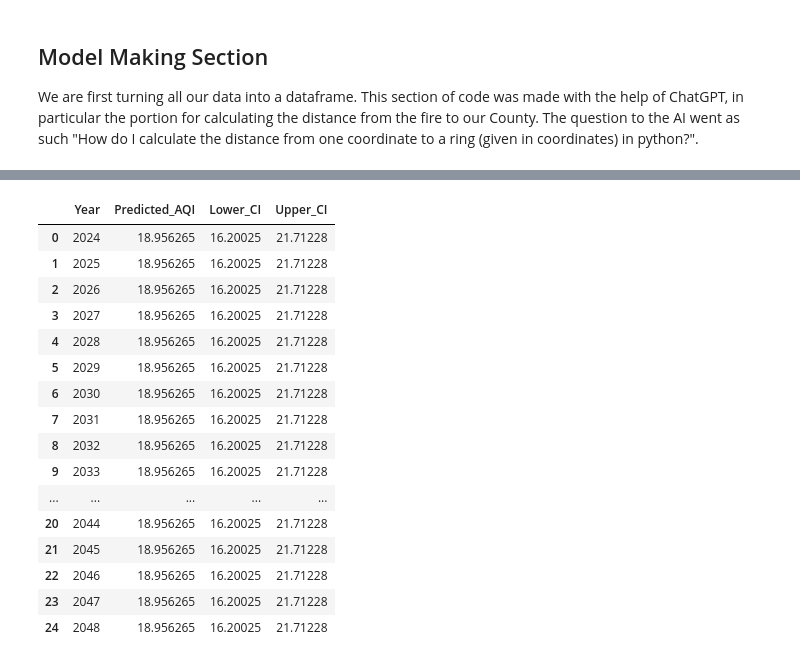
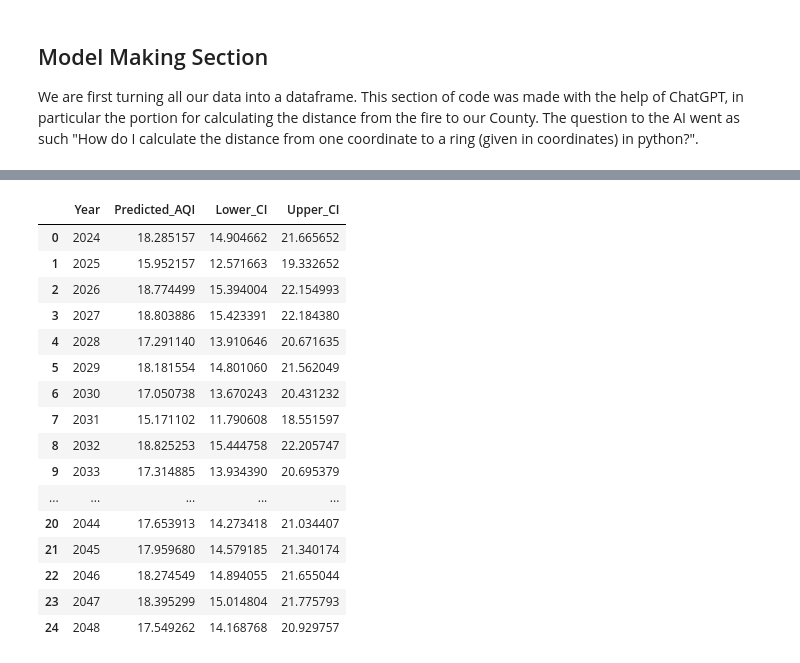
Before and after one commit to mohammap22/data-512-common-analysis, a Jupyter notebook: project.ipynb, the cells around one changed output, grey strips where cells are left out. Saved outputs shown, nothing was run; the diff lists cells and outputs as text; code cells hidden in the pictures.

```diff
--- a/project.ipynb
+++ b/project.ipynb
@@ -105,6 +98,6 @@ Features meeting criteria: 1125
 # %%
 # saving data to a json file
-with open('filtered_features_final.json', 'w') as f:
+with open('data/filtered_features_final.json', 'w') as f:
     json.dump(feature_list, f)
 # %%
 distance_acres_data = {}
@@ -203,9 +212,9 @@ In the file `EPA_AQI_DATA_LOAD.ipynb` we show how we grabbed this data. This sec
 import numpy as np
 
 # Load AQI and smoke data
-with open('gaseous_aqi_data.json', 'r') as f:
+with open('data/gaseous_aqi_data.json', 'r') as f:
     gaseous_aqi_data = json.load(f)
-with open('particulate_aqi_data.json', 'r') as f:
+with open('data/particulate_aqi_data.json', 'r') as f:
     particulate_aqi_data = json.load(f)
 aggregated_data = {}
 
@@ -536,10 +545,6 @@ linear_model = LinearRegression()
 
 linear_model.fit(X_train, y_train)
 
-#setting up future predictions
-future_years = range(2024, 2049)
-future_predictions = linear_model.predict(np.repeat(latest_year_features, len(future_years), axis=0))
-
 # Predicting the AQI for the test set
 y_pred = linear_model.predict(X_test)
 
@@ -553,30 +561,47 @@ rmse, r2
 # %%
 ci = 1.96 * rmse  # 95% confidence interval
 
-# dataframe for the predictions with confidence intervals
-future_aqi_df = pd.DataFrame({
+
+# mean and standard deviation for each feature
+feature_means = X_train.mean()
+feature_stds = X_train.std()
+
+# random noise
+np.random.seed(60)
+ff_values = []
+
+for x in future_years:
+    simulated_features = feature_means + np.random.randn(*feature_means.shape) * feature_stds
+    ff_values.append(simulated_features)
+
+ff_values = np.array(ff_values)
+
+# predict the AQI for the next 25 years
+future_predictions_with_variability = linear_model.predict(ff_values)
+
+future_aqi_with_variability_df = pd.DataFrame({
     'Year': future_years,
-    'Predicted_AQI': future_predictions,
-    'Lower_CI': future_predictions - ci,
-    'Upper_CI': future_predictions + ci
+    'Predicted_AQI': future_predictions_with_variability,
+    'Lower_CI': future_predictions_with_variability - ci,
+    'Upper_CI': future_predictions_with_variability + ci
 })
 
-future_aqi_df
+future_aqi_with_variability_df
 # %% [output]
 |  | Year | Predicted_AQI | Lower_CI | Upper_CI |
-| 0 | 2024 | 18.956265 | 16.20025 | 21.71228 |
-| 1 | 2025 | 18.956265 | 16.20025 | 21.71228 |
-| 2 | 2026 | 18.956265 | 16.20025 | 21.71228 |
-| 3 | 2027 | 18.956265 | 16.20025 | 21.71228 |
-| 4 | 2028 | 18.956265 | 16.20025 | 21.71228 |
-| 5 | 2029 | 18.956265 | 16.20025 | 21.71228 |
-| 6 | 2030 | 18.956265 | 16.20025 | 21.71228 |
-| 7 | 2031 | 18.956265 | 16.20025 | 21.71228 |
-| 8 | 2032 | 18.956265 | 16.20025 | 21.71228 |
-| 9 | 2033 | 18.956265 | 16.20025 | 21.71228 |
+| 0 | 2024 | 18.285157 | 14.904662 | 21.665652 |
+| 1 | 2025 | 15.952157 | 12.571663 | 19.332652 |
+| 2 | 2026 | 18.774499 | 15.394004 | 22.154993 |
+| 3 | 2027 | 18.803886 | 15.423391 | 22.184380 |
+| 4 | 2028 | 17.291140 | 13.910646 | 20.671635 |
+| 5 | 2029 | 18.181554 | 14.801060 | 21.562049 |
+| 6 | 2030 | 17.050738 | 13.670243 | 20.431232 |
+| 7 | 2031 | 15.171102 | 11.790608 | 18.551597 |
+| 8 | 2032 | 18.825253 | 15.444758 | 22.205747 |
+| 9 | 2033 | 17.314885 | 13.934390 | 20.695379 |
 | ... | ... | ... | ... | ... |
-| 20 | 2044 | 18.956265 | 16.20025 | 21.71228 |
-| 21 | 2045 | 18.956265 | 16.20025 | 21.71228 |
-| 22 | 2046 | 18.956265 | 16.20025 | 21.71228 |
-| 23 | 2047 | 18.956265 | 16.20025 | 21.71228 |
-| 24 | 2048 | 18.956265 | 16.20025 | 21.71228 |
+| 20 | 2044 | 17.653913 | 14.273418 | 21.034407 |
+| 21 | 2045 | 17.959680 | 14.579185 | 21.340174 |
+| 22 | 2046 | 18.274549 | 14.894055 | 21.655044 |
+| 23 | 2047 | 18.395299 | 15.014804 | 21.775793 |
+| 24 | 2048 | 17.549262 | 14.168768 | 20.929757 |
```
Also changed, not shown: parts of 13 cells of this notebook.
